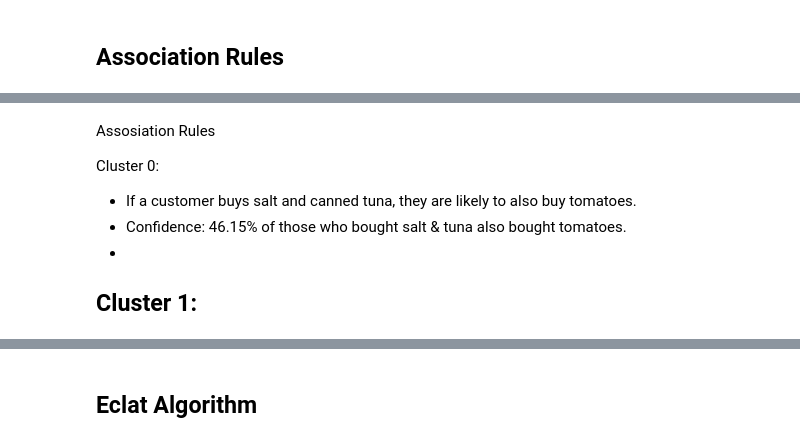
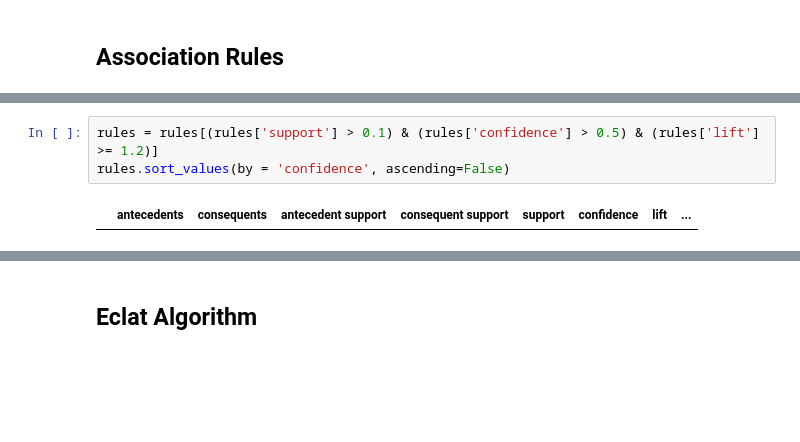
Before and after one commit to beatrizmarques2005/customer_segmentation, a Jupyter notebook: notebook_testing/analysis.ipynb, the cells around one changed output, grey strips where cells are left out. Drawn from its saved outputs; the diff is of its cells as text; blank space fills up the shorter version.

```diff
--- a/notebook_testing/analysis.ipynb
+++ b/notebook_testing/analysis.ipynb
@@ -107,9 +107,5 @@ rules.sort_values('lift', ascending=False)
-# %% [markdown]
-Assosiation Rules
-
-Cluster 0:
-- If a customer buys salt and canned tuna, they are likely to also buy tomatoes.
-- Confidence: 46.15% of those who bought salt & tuna also bought tomatoes.
--
-Cluster 1:
--
+# %%
+rules = rules[(rules['support'] > 0.1) & (rules['confidence'] > 0.5) & (rules['lift'] >= 1.2)]
+rules.sort_values(by = 'confidence', ascending=False)
+# %% [output]
+|  | antecedents | consequents | antecedent support | consequent support | support | confidence | lift | ... |
```
Also changed, not shown: parts of 8 cells of this notebook, 2 other files.
